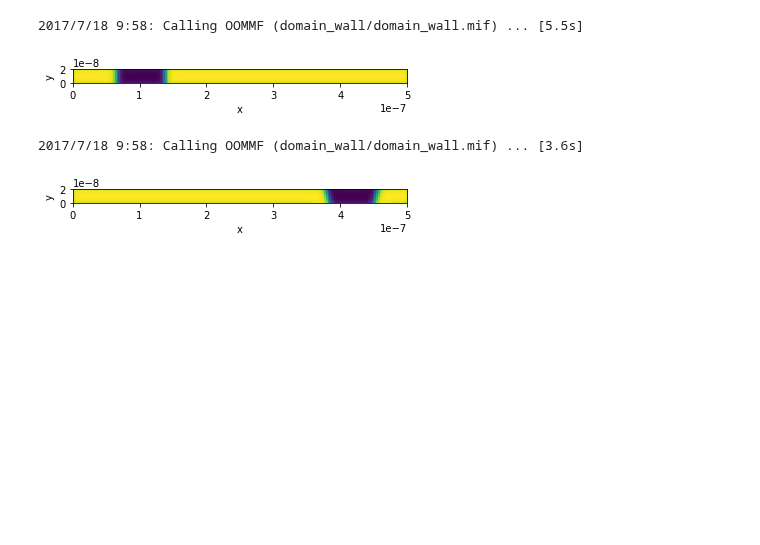
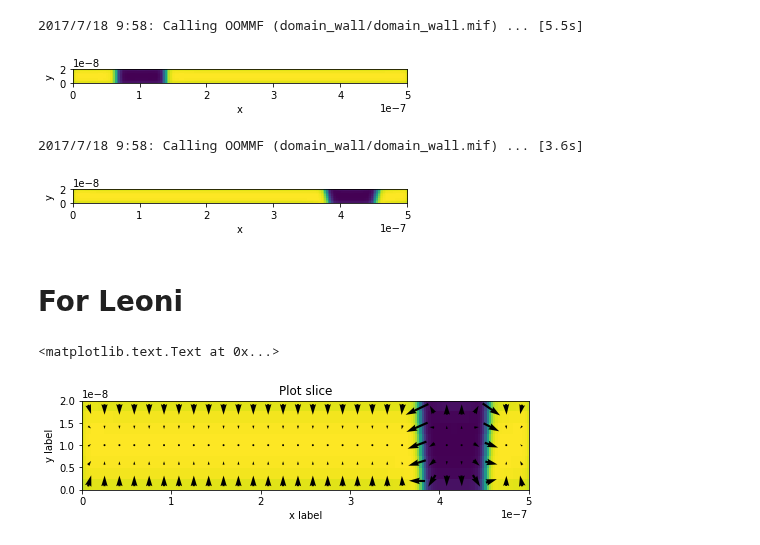
Before and after one commit to joommf-attic/tutorial, a Jupyter notebook: workshops/Durham/tutorial4_current_induced_dw_motion.ipynb, the cells around one changed output. Saved outputs shown, nothing was run; the diff lists cells and outputs as text; code cells hidden in the pictures; blank space fills up the shorter version.

Commit message:
Add an example ti address Leoni's question.

```diff
--- a/workshops/Durham/tutorial4_current_induced_dw_motion.ipynb
+++ b/workshops/Durham/tutorial4_current_induced_dw_motion.ipynb
@@ -157,3 +157,18 @@ system.m.z.plot_plane("z")
 # %% [output]
 2017/7/18 9:58: Calling OOMMF (domain_wall/domain_wall.mif) ... [3.6s]
 [figure]
+# %% [markdown]
+# For Leoni
+# %%
+fig = plt.figure(figsize=(8, 8))
+ax = fig.add_subplot(111)
+
+system.m.z.imshow("z", ax=ax, aspect=5)
+system.m.quiver("z", ax=ax, n=(30, 5), scale=1e7)
+
+ax.set_title("Plot slice")
+ax.set_xlabel("x label")
+ax.set_ylabel("y label")
+# %% [output]
+<matplotlib.text.Text at 0x...>
+[figure, added]
```
